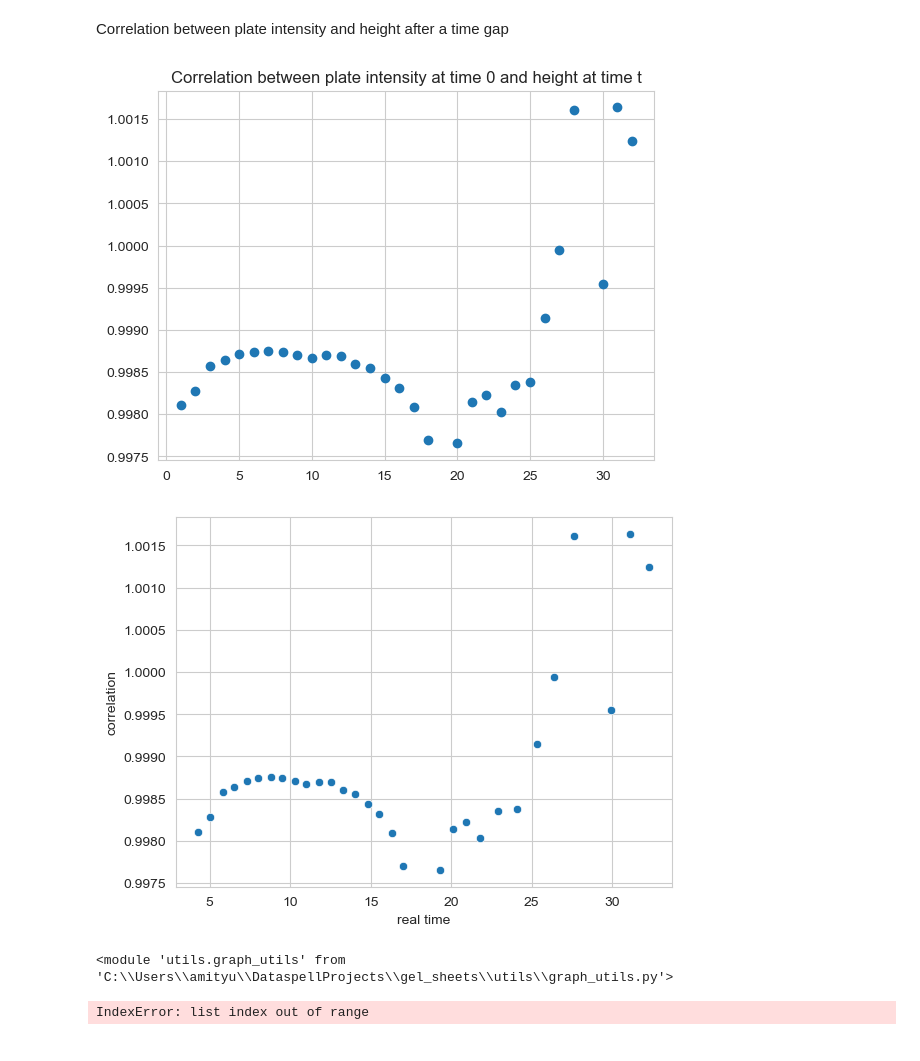
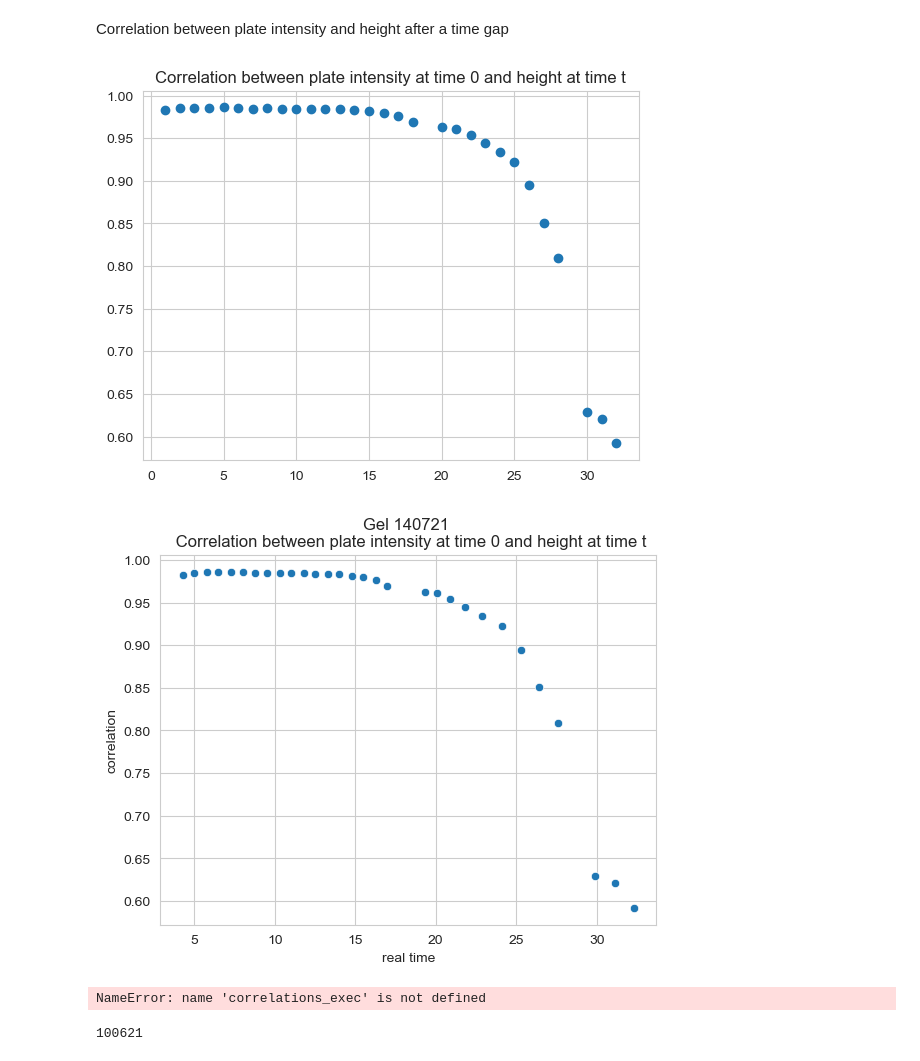
Before and after one commit to amityu/gel_sheets, a Jupyter notebook: analysis/correlations.ipynb, the cells around one changed output. Cells and saved outputs as stored; diff of their text form; code cells hidden in the pictures.

Commit message:
running all movies together from correlations_exec.py

```diff
--- a/analysis/correlations.ipynb
+++ b/analysis/correlations.ipynb
@@ -80,7 +82,7 @@ def plane_correlation(plane1, plane2):
     mask_plane = ~np.bitwise_or(np.isnan(f1), np.isnan(f2))
     f1 = f1[mask_plane]
     f2 = f2[mask_plane]
-    c = np.mean(f1 * f2) / (np.mean(f1) * np.mean(f2)) #np.corrcoef(f1,f2)[0,1]
+    c = np.sum(f1 * f2) / (np.sum(f1*f1)**0.5 * np.sum(f2*f2)**0.5) #np.corrcoef(f1,f2)[0,1]
     return c
 # %% [markdown]
 COrrelation between the intensity in the plane and surface as a function of time
@@ -155,23 +157,35 @@ plt.scatter(time_list, correlation_list)
 plt.title('Correlation between plate intensity at time 0 and height at time t')
 plt.show()
 # %% [output]
-[figure, old version]
+[figure, new version]
 # %%
 import pandas as pd
 df = pd.DataFrame({'time': time_list, 'correlation': correlation_list})
 df = graph_utils.add_time_to_df(df, gel_data)
 sns.scatterplot(data = df, x = 'real time', y = 'correlation')
+plt.title('Gel %s \n Correlation between plate intensity at time 0 and height at time t'%gel_data['name'])
+
 plt.show()
 # %% [output]
-[figure, old version]
+[figure, new version]
 # %%
 #force load the module
-importlib.reload(graph_utils)
+import importlib
+importlib.reload(correlations_exec)
 # %% [output]
-<module 'utils.graph_utils' from 'C:\\Users\\amityu\\DataspellProjects\\gel_sheets\\utils\\graph_utils.py'>
+NameError: name 'correlations_exec' is not defined
-# %%
-
-# trim gel_data['data_path'] to the last slash
-gel_data['data_path'].split('\\')[-2]
-# %% [output]
-IndexError: list index out of range
+# %%
+import correlations_exec
+
+movie_list = ['100621', 'control', '140721', '150721', '130721']
+DATA_PATH = 'C:/Users/amityu/Gel_Sheet_Data/'
+GRAPH_PATH = 'C:/Users/amityu/Gel_Sheet_Graph/'
+for movie in movie_list:
+    print(movie)
+    gel_data = load_json(DATA_PATH + 'global/%s.json'%movie)
+    gel = movie_structure.Movie.from_plate_and_height(gel_data)
+    correlations_exec.plate_i_surface_i_correlation(gel)
+    correlations_exec.plate_i_surface_h_correlation(gel)
+    correlations_exec.plate_i_surface_h_correlation_after_time(gel, gel_data)
+# %% [output]
+100621
```
Also changed, not shown: parts of 4 cells of this notebook, 4 other files.
